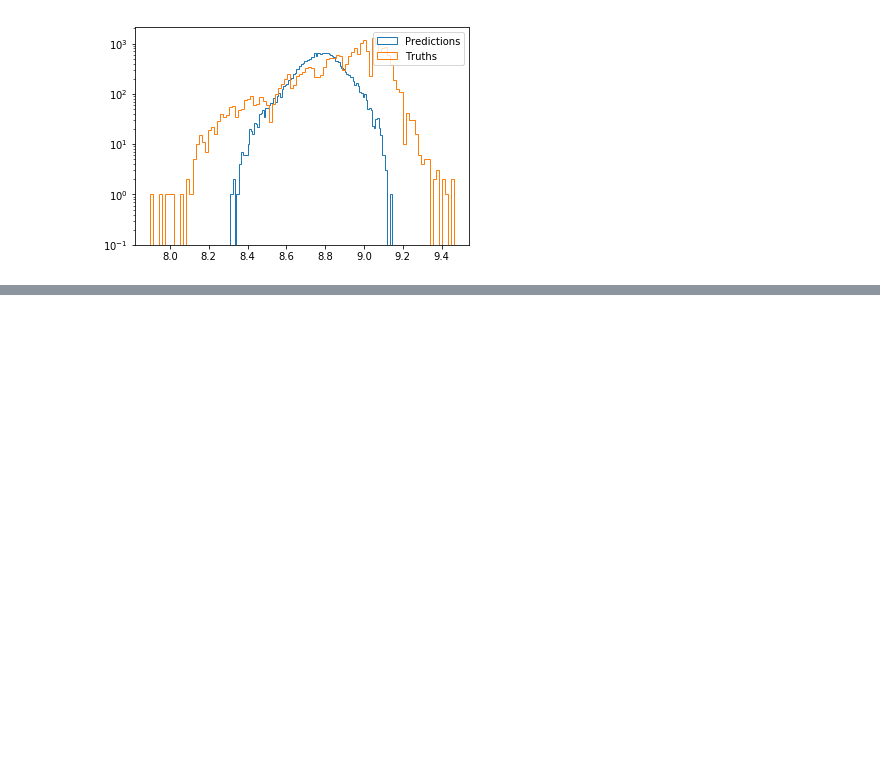
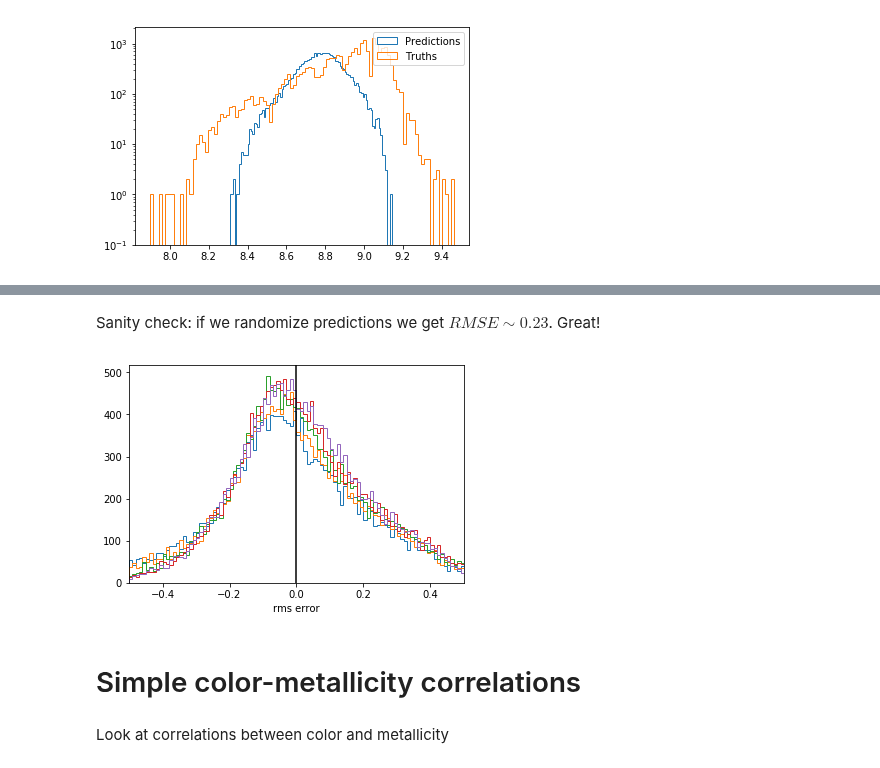
Before and after one commit to jwuphysics/galaxy-cnns, a Jupyter notebook: notebook/8. Making predictions on grayscale images.ipynb, the cells around one changed output, grey strips where cells are left out. Drawn from its saved outputs; the diff is of its cells as text; code cells hidden in the pictures; blank space fills up the shorter version.

```diff
--- a/notebook/8. Making predictions on grayscale images.ipynb
+++ b/notebook/8. Making predictions on grayscale images.ipynb
@@ -237,0 +318,14 @@ learn.crit = rmse
+# %% [markdown]
+Sanity check: if we randomize predictions we get $RMSE \sim 0.23$. Great!
+# %%
+for i in range(5):
+    plt.hist(np.random.permutation(preds[:, i])-truths[:, i], bins=100, histtype='step', range=[-0.5, 0.5]);
+plt.xlim(-0.5, 0.5)
+plt.axvline(0, c='k')
+plt.xlabel('rms error');
+# %% [output]
+[figure, added]
+# %% [markdown]
+# Simple color-metallicity correlations
+# %% [markdown]
+Look at correlations between color and metallicity
```
Also changed, not shown: parts of 22 cells of this notebook, 3 other files.
